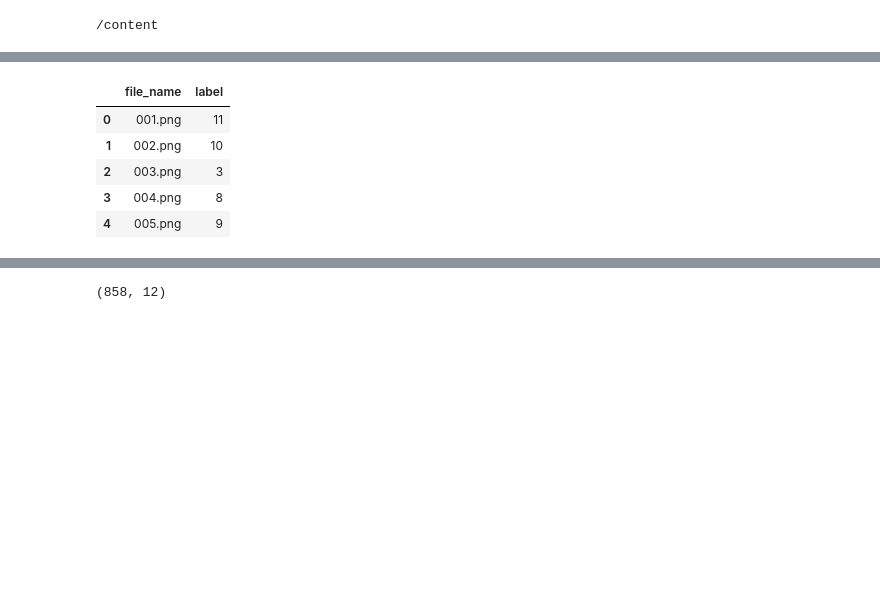
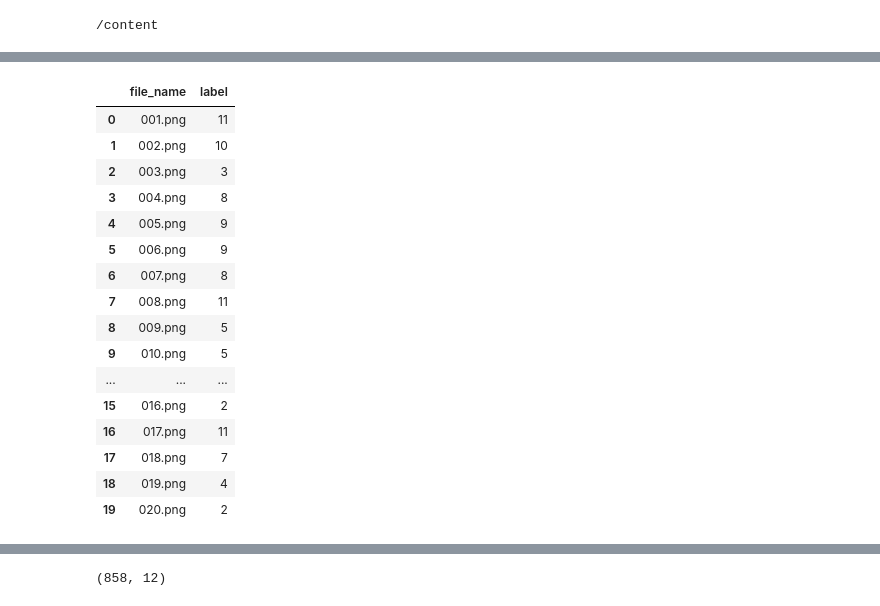
Before and after one commit to hoon0gim/Dacon, a Jupyter notebook: Project01.ipynb, the cells around one changed output, grey strips where cells are left out. Cells and saved outputs as stored; diff of their text form; code cells hidden in the pictures; blank space fills up the shorter version.

```diff
--- a/Project01.ipynb
+++ b/Project01.ipynb
@@ -23,18 +23,29 @@ Mounted at /content/gdrive
 # %%
 train_data = pd.read_csv('./gdrive/My Drive/user_data/train.csv')
 
 train_data.head()
 
 train_df = train_data.replace('10-1', 10)
 train_df2 = train_df.replace('10-2', 11)
-train_df2.head()
+train_df2[:20]
 # %% [output]
 |  | file_name | label |
 | 0 | 001.png | 11 |
 | 1 | 002.png | 10 |
 | 2 | 003.png | 3 |
 | 3 | 004.png | 8 |
 | 4 | 005.png | 9 |
+| 5 | 006.png | 9 |
+| 6 | 007.png | 8 |
+| 7 | 008.png | 11 |
+| 8 | 009.png | 5 |
+| 9 | 010.png | 5 |
+| ... | ... | ... |
+| 15 | 016.png | 2 |
+| 16 | 017.png | 11 |
+| 17 | 018.png | 7 |
+| 18 | 019.png | 4 |
+| 19 | 020.png | 2 |
 # %%
 data_list = glob('./gdrive/My Drive/user_data/train/*.png')
 data_list[0]
```
Also changed, not shown: parts of 24 cells of this notebook.
